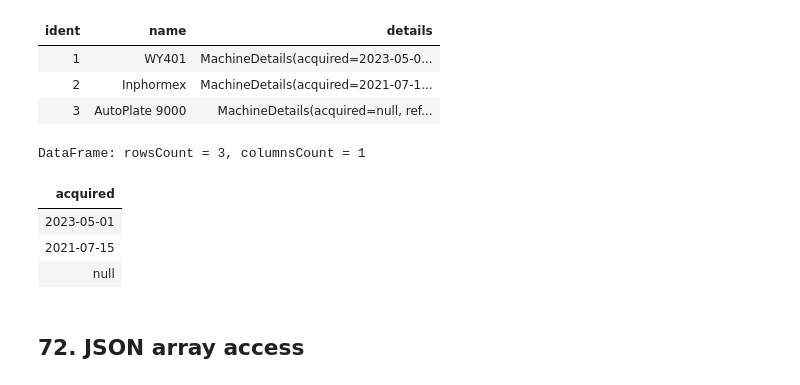
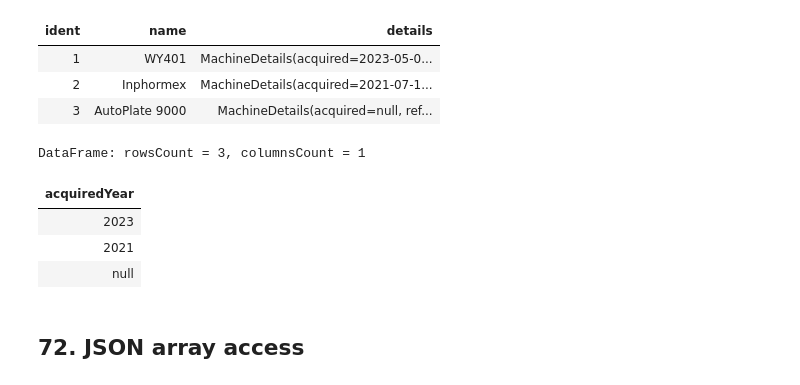
Before and after one commit to 2x2xplz/Dataframe100Examples, a Jupyter notebook: Dataframe100Examples.ipynb, the cells around one changed output. Drawn from its saved outputs; the diff is of its cells as text; code cells hidden in the pictures.

```diff
--- a/Dataframe100Examples.ipynb
+++ b/Dataframe100Examples.ipynb
@@ -2159,15 +2193,17 @@ DataFrame: rowsCount = 3, columnsCount = 3
 | 2 | Inphormex | MachineDetails(acquired=2021-07-1... |
 | 3 | AutoPlate 9000 | MachineDetails(acquired=null, ref... |
 # %%
+// once we have class instances in a column, we can access their native properties
+
 dfMachine
     .convert { details }.with { Json.decodeFromString<MachineDetails>(it) }
-    .add("acquired") { "details"<MachineDetails>().acquired }
-    .select("acquired")
+    .add("acquiredYear") { "details"<MachineDetails>().acquired?.year }
+    .select("acquiredYear")
 # %% [output]
 DataFrame: rowsCount = 3, columnsCount = 1
-| acquired |
-| 2023-05-01 |
-| 2021-07-15 |
+| acquiredYear |
+| 2023 |
+| 2021 |
 | null |
 # %% [markdown]
 ## 72. JSON array access
```
Also changed, not shown: parts of 25 cells of this notebook, 1 other file.
